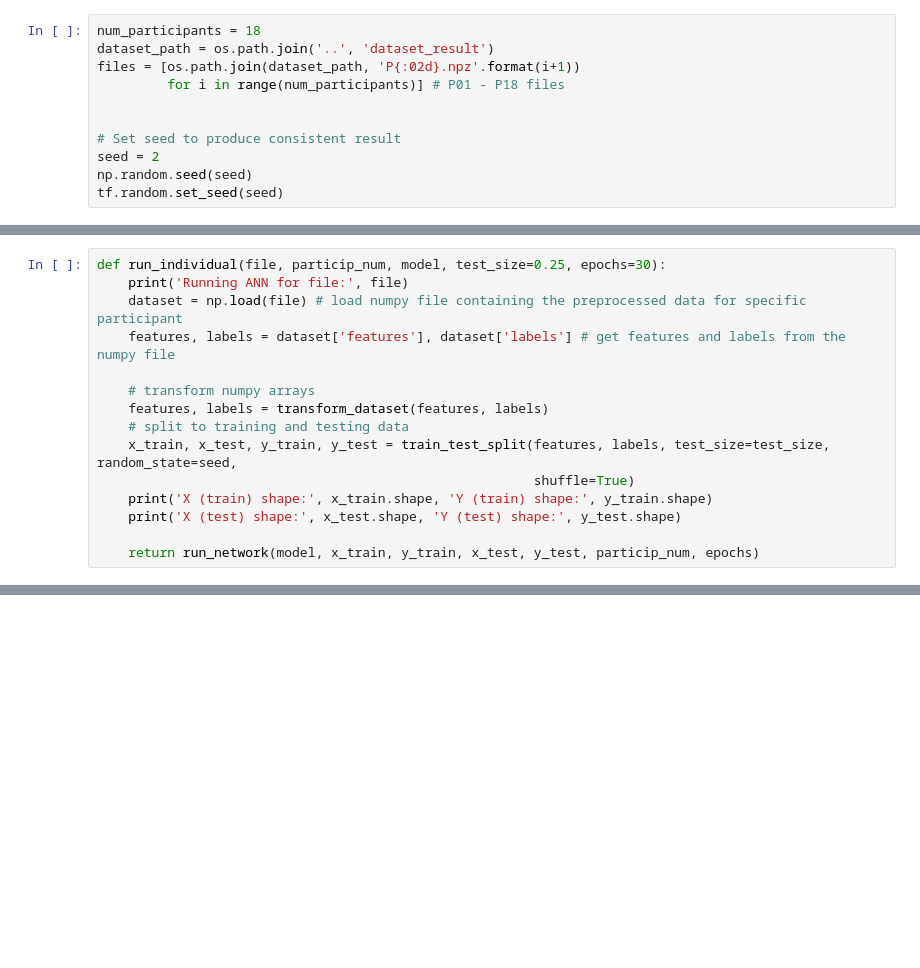
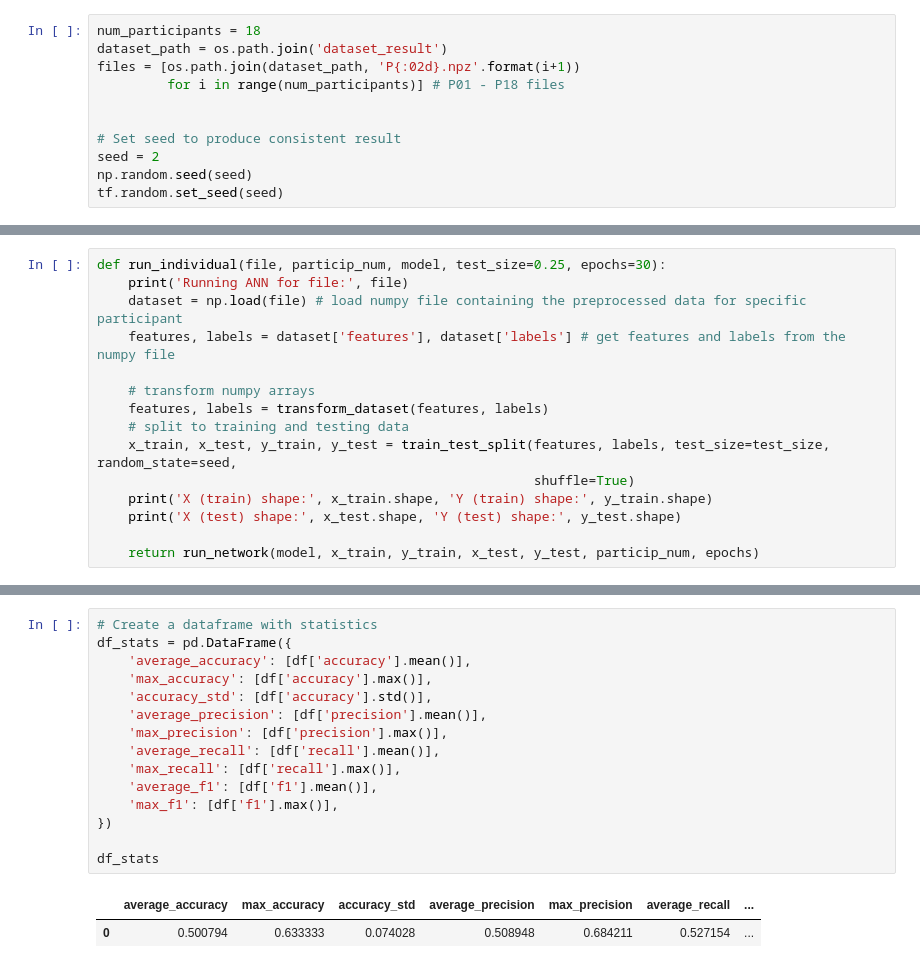
Before and after one commit to honzikv/use-of-snn, a Jupyter notebook: thesis_experiments/bnci_horizon_dataset_exp/bnci_horizon_lstm_individuals.ipynb, the cells around one changed output, grey strips where cells are left out. Cells and saved outputs as stored; diff of their text form; blank space fills up the shorter version.

```diff
--- a/thesis_experiments/bnci_horizon_dataset_exp/bnci_horizon_lstm_individuals.ipynb
+++ b/thesis_experiments/bnci_horizon_dataset_exp/bnci_horizon_lstm_individuals.ipynb
@@ -12,7 +12,7 @@ from keras import backend as K
 import bnci_utils as utils
 # %%
 num_participants = 18
-dataset_path = os.path.join('..', 'dataset_result')
+dataset_path = os.path.join('dataset_result')
 files = [os.path.join(dataset_path, 'P{:02d}.npz'.format(i+1))
          for i in range(num_participants)] # P01 - P18 files
 
@@ -142,0 +153,18 @@ Max: 0.6333333253860474
+# %%
+# Create a dataframe with statistics
+df_stats = pd.DataFrame({
+    'average_accuracy': [df['accuracy'].mean()],
+    'max_accuracy': [df['accuracy'].max()],
+    'accuracy_std': [df['accuracy'].std()],
+    'average_precision': [df['precision'].mean()],
+    'max_precision': [df['precision'].max()],
+    'average_recall': [df['recall'].mean()],
+    'max_recall': [df['recall'].max()],
+    'average_f1': [df['f1'].mean()],
+    'max_f1': [df['f1'].max()],
+})
+
+df_stats
+# %% [output]
+|  | average_accuracy | max_accuracy | accuracy_std | average_precision | max_precision | average_recall | ... |
+| 0 | 0.500794 | 0.633333 | 0.074028 | 0.508948 | 0.684211 | 0.527154 | ... |
```
Also changed, not shown: parts of 6 cells of this notebook, 6 other files.
